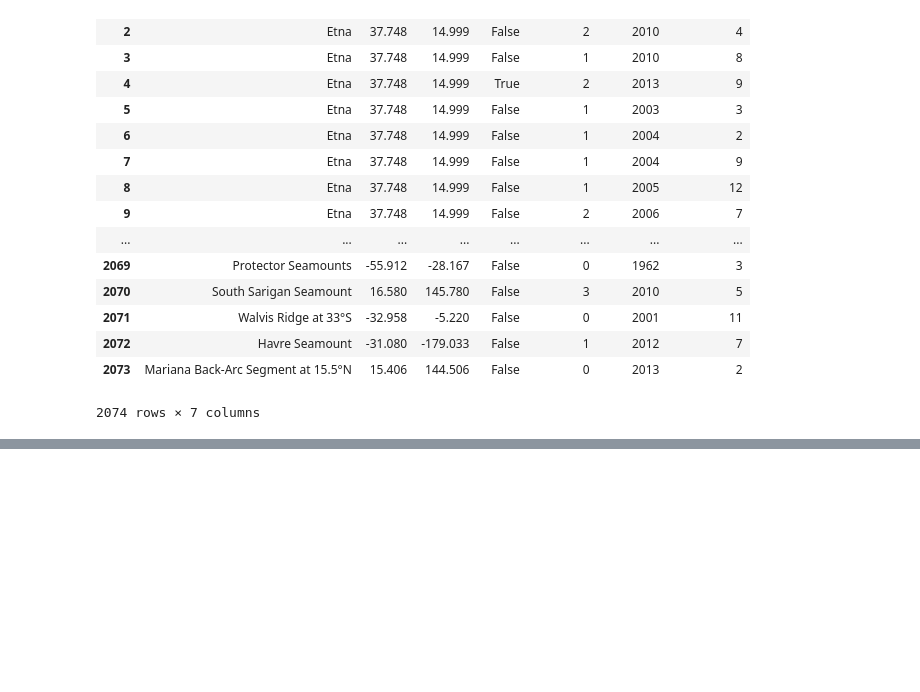
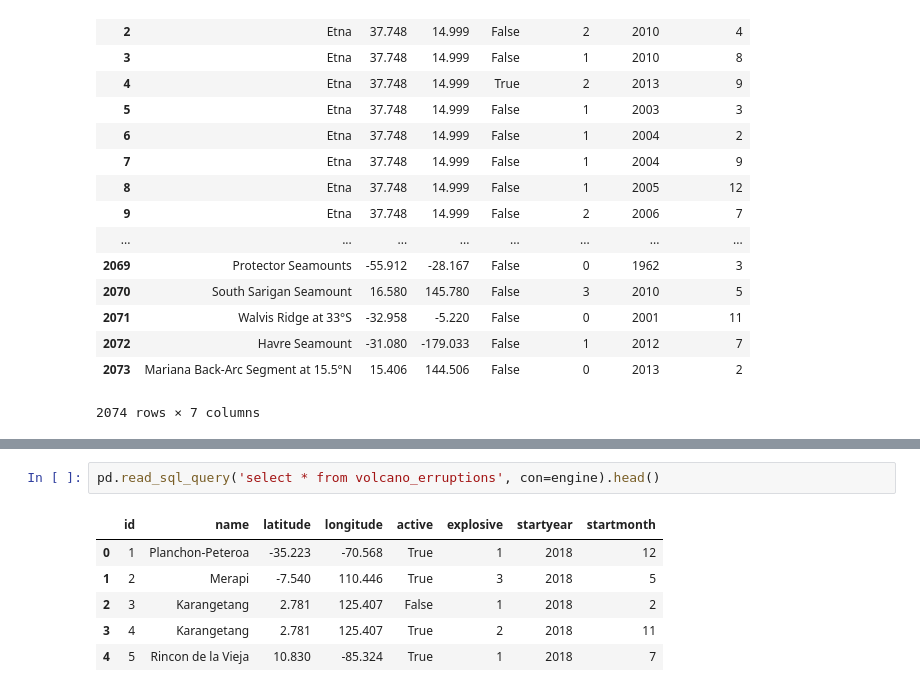
Before and after one commit to CamillaBahr/Project-2, a Jupyter notebook: Initial-Volcano-Notebook.ipynb, the cells around one changed output, grey strips where cells are left out. Saved outputs shown, nothing was run; the diff lists cells and outputs as text; blank space fills up the shorter version.

```diff
--- a/Initial-Volcano-Notebook.ipynb
+++ b/Initial-Volcano-Notebook.ipynb
@@ -82,0 +166,9 @@ volcano_data
+# %%
+pd.read_sql_query('select * from volcano_erruptions', con=engine).head()
+# %% [output]
+|  | id | name | latitude | longitude | active | explosive | startyear | startmonth |
+| 0 | 1 | Planchon-Peteroa | -35.223 | -70.568 | True | 1 | 2018 | 12 |
+| 1 | 2 | Merapi | -7.540 | 110.446 | True | 3 | 2018 | 5 |
+| 2 | 3 | Karangetang | 2.781 | 125.407 | False | 1 | 2018 | 2 |
+| 3 | 4 | Karangetang | 2.781 | 125.407 | True | 2 | 2018 | 11 |
+| 4 | 5 | Rincon de la Vieja | 10.830 | -85.324 | True | 1 | 2018 | 7 |
```
Also changed, not shown: parts of 9 cells of this notebook.
